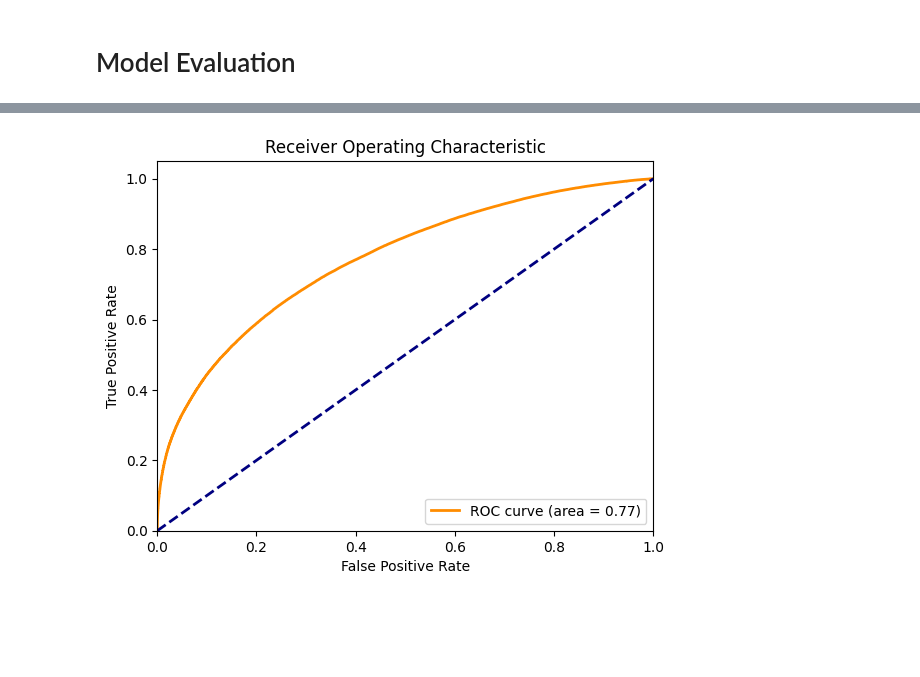
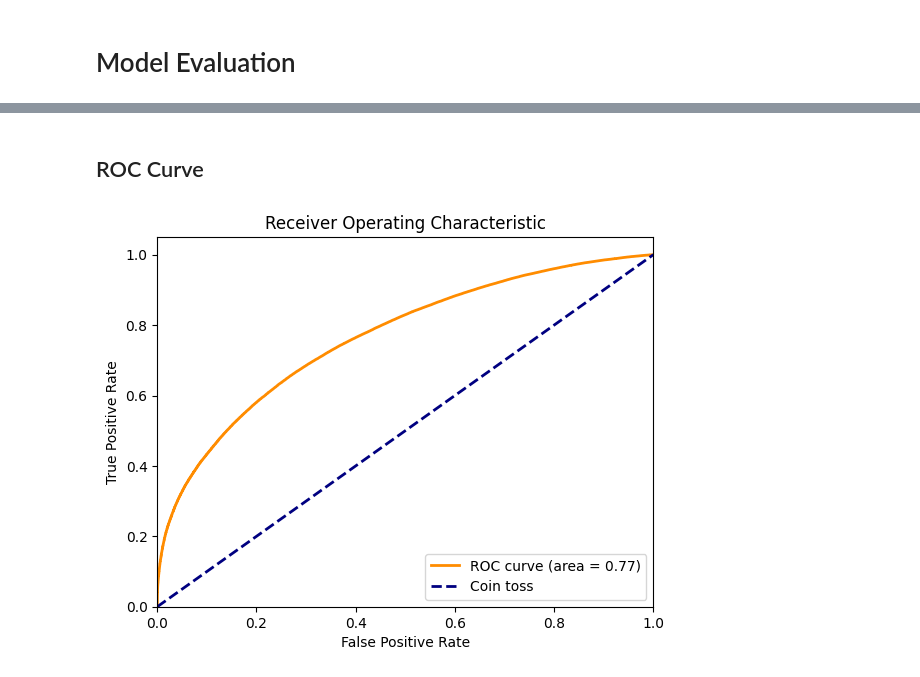
Before and after one commit to christinewinter/ml-flight-cancellation-prediction, a Jupyter notebook: flight-delay-prediction.ipynb, the cells around one changed output, grey strips where cells are left out. Saved outputs shown, nothing was run; the diff lists cells and outputs as text; code cells hidden in the pictures; blank space fills up the shorter version.

Commit message:
Update flight delay predition notebook

```diff
--- a/flight-delay-prediction.ipynb
+++ b/flight-delay-prediction.ipynb
@@ -180,5 +175,14 @@ from sklearn.metrics import confusion_matrix, classification_report
 # %%
-feature_columns = ["Year", "Month", "DayofMonth", "DayOfWeek", "CRSDepTime", "CRSArrTime", "OriginAirportID", "DestAirportID", "Flight_Number_Marketing_Airline", "Distance"]
+feature_columns = ["Year",
+                   "Month",
+                   "DayofMonth",
+                   "DayOfWeek",
+                   "CRSDepTime",
+                   "CRSArrTime",
+                   "OriginAirportID",
+                   "DestAirportID",
+                   # "Flight_Number_Marketing_Airline",
+                   "Distance"]
 target_column = ["Cancelled"]
 
 X = df_filtered[feature_columns]
@@ -208,5 +211,7 @@ memory usage: 2.2 GB
 # %%
-X_train, X_test, y_train, y_test = train_test_split(X, y, test_size=0.3, random_state=42)
+# Split data into features and target
+X = df_filtered[feature_columns]
+y = df_filtered[target_column]
+
+# Split data into training and testing sets
+X_train, X_test, y_train, y_test = train_test_split(X, y, test_size=0.2, random_state=42)
-# %%
-model = LogisticRegression()
-model.fit(X_train, y_train)
@@ -344,22 +311,21 @@ ROC AUC Score: 0.7695022117053859
+# %% [markdown]
+## ROC Curve
 # %%
-
-import matplotlib.pyplot as plt
 from sklearn.metrics import roc_curve, auc
 
-# Assuming y_test is your true labels and model is your trained LightGBM model
 y_pred_prob = model.predict(X_test, num_iteration=model.best_iteration)
 
 fpr, tpr, thresholds = roc_curve(y_test, y_pred_prob)
 roc_auc = auc(fpr, tpr)
 plt.figure()
 plt.plot(fpr, tpr, color='darkorange', lw=2, label='ROC curve (area = %0.2f)' % roc_auc)
-plt.plot([0, 1], [0, 1], color='navy', lw=2, linestyle='--')
+plt.plot([0, 1], [0, 1], color='navy', lw=2, linestyle='--', label='Coin toss')
 plt.xlim([0.0, 1.0])
 plt.ylim([0.0, 1.05])
 plt.xlabel('False Positive Rate')
 plt.ylabel('True Positive Rate')
 plt.title('Receiver Operating Characteristic')
 plt.legend(loc="lower right")
 plt.show()
 # %% [output]
-[figure, old version]
+[figure, new version]
```
Also changed, not shown: parts of 44 cells of this notebook, 5 other files.
